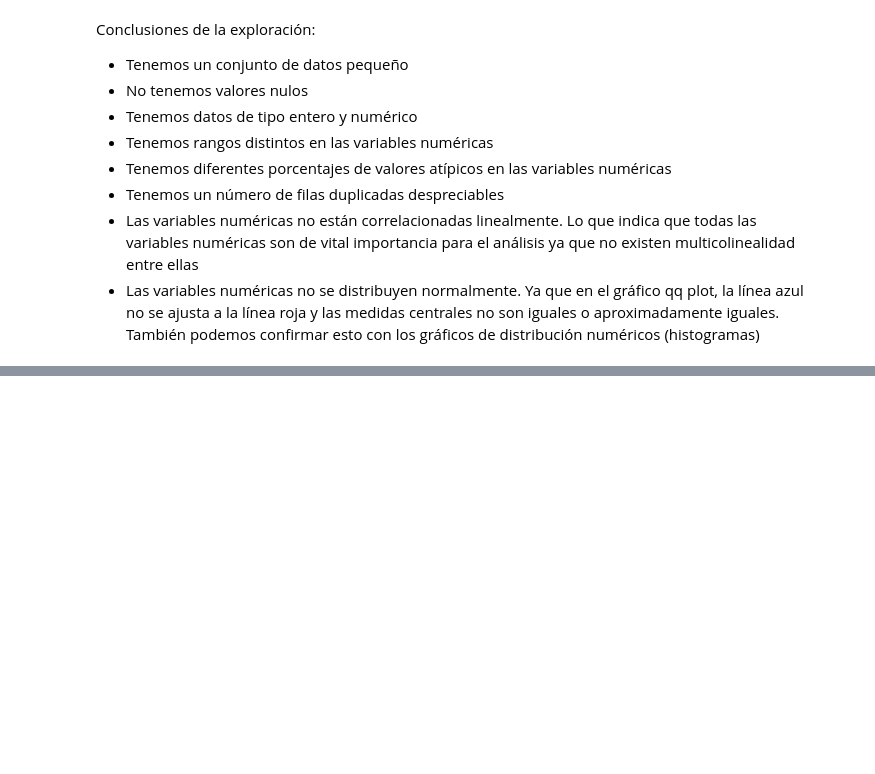
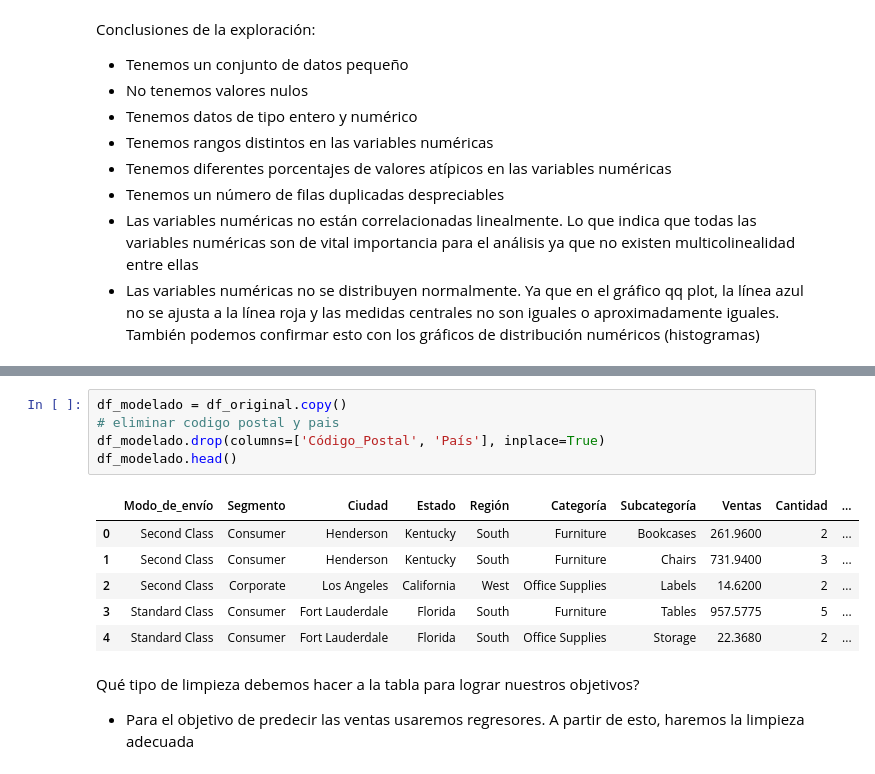
Before and after one commit to Jesus20MM/SeuperMarket, a Jupyter notebook: Proyecto_cliente.ipynb, the cells around one changed output, grey strips where cells are left out. Drawn from its saved outputs; the diff is of its cells as text; blank space fills up the shorter version.

Commit message:
Actualizacion no relevante (solo para pushear las ramas)

```diff
--- a/Proyecto_cliente.ipynb
+++ b/Proyecto_cliente.ipynb
@@ -451,0 +459,16 @@ Conclusiones de la exploración:
+# %%
+df_modelado = df_original.copy()
+# eliminar codigo postal y pais
+df_modelado.drop(columns=['Código_Postal', 'País'], inplace=True)
+df_modelado.head()
+# %% [output]
+|  | Modo_de_envío | Segmento | Ciudad | Estado | Región | Categoría | Subcategoría | Ventas | Cantidad | ... |
+| 0 | Second Class | Consumer | Henderson | Kentucky | South | Furniture | Bookcases | 261.9600 | 2 | ... |
+| 1 | Second Class | Consumer | Henderson | Kentucky | South | Furniture | Chairs | 731.9400 | 3 | ... |
+| 2 | Second Class | Corporate | Los Angeles | California | West | Office Supplies | Labels | 14.6200 | 2 | ... |
+| 3 | Standard Class | Consumer | Fort Lauderdale | Florida | South | Furniture | Tables | 957.5775 | 5 | ... |
+| 4 | Standard Class | Consumer | Fort Lauderdale | Florida | South | Office Supplies | Storage | 22.3680 | 2 | ... |
+# %% [markdown]
+Qué tipo de limpieza debemos hacer a la tabla para lograr nuestros objetivos?
+
+- Para el objetivo de predecir las ventas usaremos regresores. A partir de esto, haremos la limpieza adecuada
```
Also changed, not shown: parts of 2 cells of this notebook.
